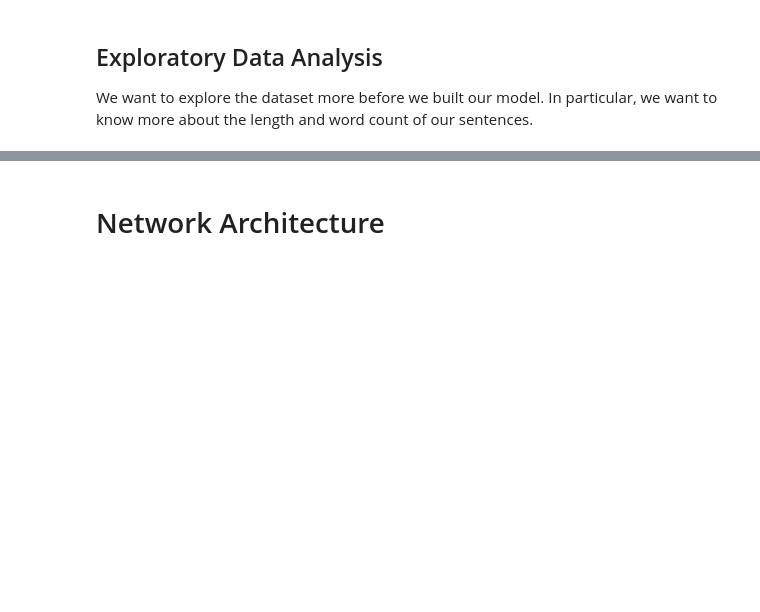
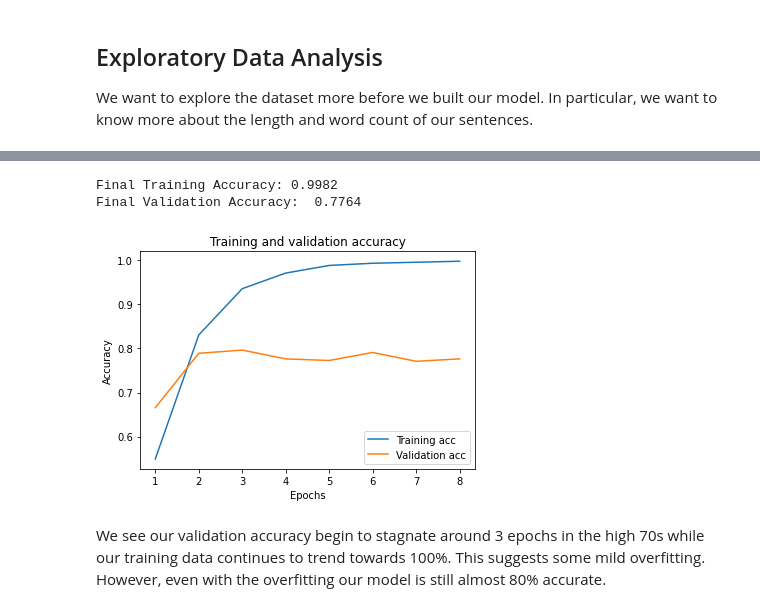
Before and after one commit to cjhammons/Sentence-Sentiment-Analysis-of-Reviews, a Jupyter notebook: report.ipynb, the cells around one changed output, grey strips where cells are left out. Saved outputs shown, nothing was run; the diff lists cells and outputs as text; code cells hidden in the pictures; blank space fills up the shorter version.

```diff
--- a/report.ipynb
+++ b/report.ipynb
@@ -156,0 +208,15 @@ print('Min words: ', np.min(df['words']))
+# %%
+embed_size = 11
+model = keras.models.Sequential([
+    keras.layers.Embedding(vocab_size + num_oov_buckets, embed_size,
+                           mask_zero=True, # not shown in the book
+                           input_shape=[None]),
+    keras.layers.GRU(20, return_sequences=True),
+    keras.layers.GRU(20),
+    keras.layers.Dense(1, activation="sigmoid")
+])
+model.compile(loss="binary_crossentropy", optimizer="adam", metrics=["accuracy"])
+model.summary()
+
+from keras.utils.vis_utils import plot_model
+plot_model(model, to_file='model.png', show_shapes=True, show_layer_names=True)
@@ -156,0 +253,2 @@ print('Min words: ', np.min(df['words']))
+# %%
+history = model.fit(X_train, y_train, epochs=8, validation_data=(X_test, y_test), batch_size=16)
@@ -189,2 +274,0 @@ reverse_word_map = dict(map(reversed, tok.word_index.items()))
-# %% [markdown]
-# Network Architecture
@@ -215,5 +274,0 @@ model.summary()
-# %%
-# train/test split
-X_train, X_test, y_train, y_test = train_test_split(X, df['label'], test_size=0.3, random_state=42)
-#Fit model
-history = model.fit(X_train, y_train, epochs=10, validation_data=(X_test, y_test), batch_size=32)
@@ -227,19 +275,22 @@ print("Testing Accuracy:  {:.4f}".format(accuracy))
 # %%
 history_dict = history.history
 
 acc = history_dict['accuracy']
+print("Final Training Accuracy: {:.4f}".format(acc[-1]))
+
 val_acc = history_dict['val_accuracy']
-loss = history_dict['loss']
-val_loss = history_dict['val_loss']
+print("Final Validation Accuracy:  {:.4f}".format(val_acc[-1]))
 
 epochs = range(1, len(acc) + 1)
-
-
-plt.plot(epochs, loss, 'bo', label='Training loss')
-plt.plot(epochs, val_loss, 'b', label='Validation loss')
-plt.title('Training and validation loss')
+plt.plot(epochs, acc,  label='Training acc')
+plt.plot(epochs, val_acc, label='Validation acc')
+plt.title('Training and validation accuracy')
 plt.xlabel('Epochs')
-plt.ylabel('Loss')
+plt.ylabel('Accuracy')
 plt.legend()
 
 plt.show()
+# %% [output]
+Final Training Accuracy: 0.9982
+Final Validation Accuracy:  0.7764
+[figure, added]
@@ -256,0 +297,2 @@ plt.show()
+# %% [markdown]
+We see our validation accuracy begin to stagnate around 3 epochs in the high 70s while our training data continues to trend towards 100%. This suggests some mild overfitting. However, even with the overfitting our model is still almost 80% accurate.
```
Also changed, not shown: parts of 35 cells of this notebook, 2 other files.
